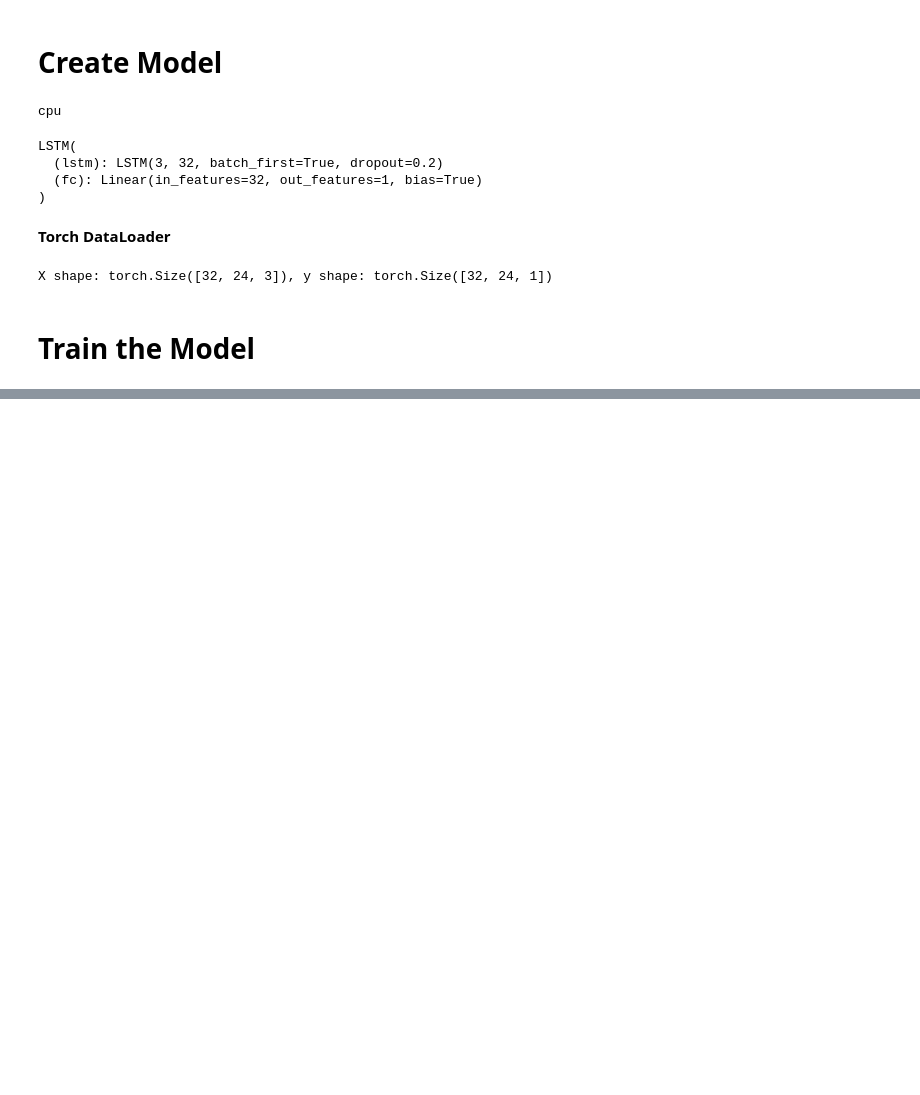
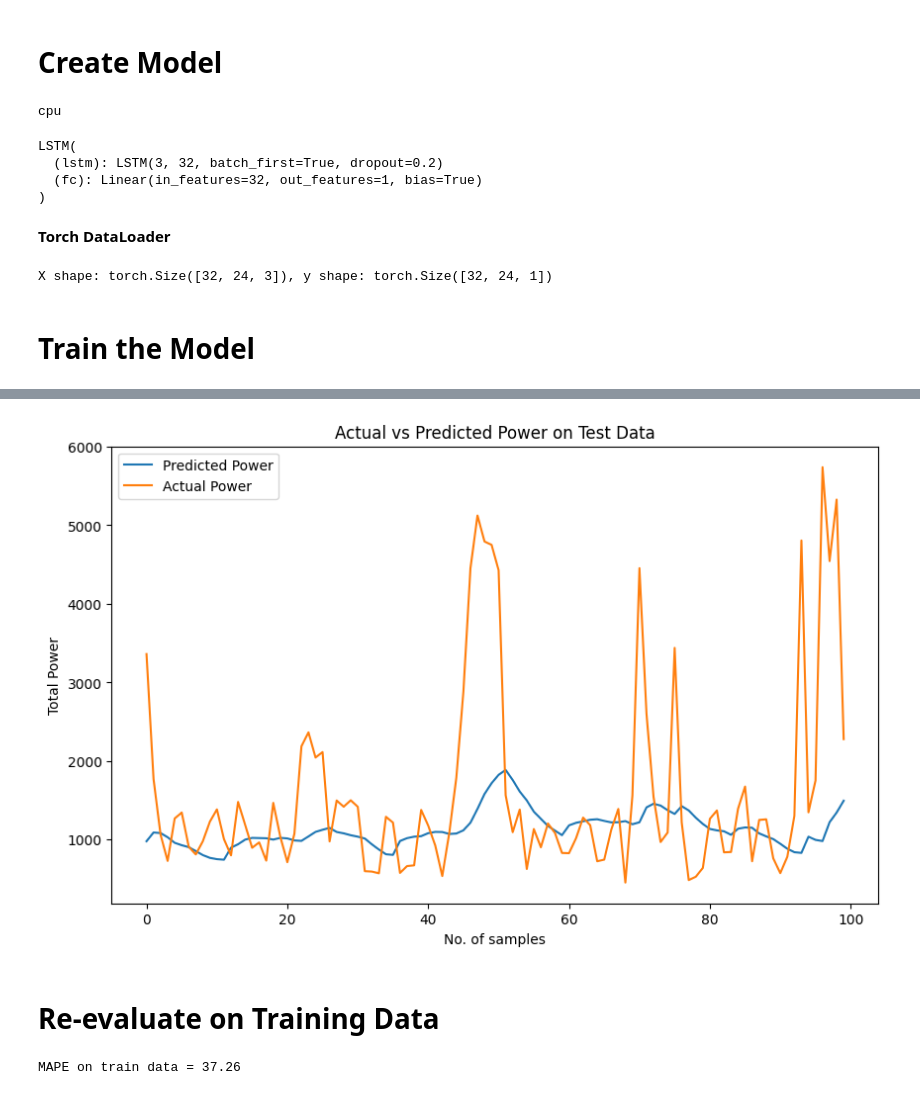
Before and after one commit to nabinhere/Load-Forecasting, a Jupyter notebook: [1] LSTM Models/season_based_multi_input_lstm.ipynb, the cells around one changed output, grey strips where cells are left out. Drawn from its saved outputs; the diff is of its cells as text; code cells hidden in the pictures; blank space fills up the shorter version.

```diff
--- a/[1] LSTM Models/season_based_multi_input_lstm.ipynb
+++ b/[1] LSTM Models/season_based_multi_input_lstm.ipynb
@@ -436,0 +435,14 @@ plt.show()
+# %%
+actuals_test = np.array([])
+predictions_test = np.array([])
+# Use no_grad to avoid computing gradients
+model.eval()
+with torch.no_grad():
+    for batch_X_test, batch_y_test in test_loader:
+        batch_X_test, batch_y_test = batch_X_test.to(device), batch_y_test.to(device)
+        predictions = model(batch_X_test)
+        predictions = predictions.to('cpu').detach().numpy().squeeze()
+        predictions_test = np.append(predictions_test, predictions[:, -1])
+
+        actuals =  batch_y_test.to('cpu').numpy().squeeze()
+        actuals_test = np.append(actuals_test, actuals[:, -1])
@@ -436,0 +455,12 @@ plt.show()
+# %%
+actuals_test = np.expand_dims(actuals_test, axis=1)
+actuals_test = np.repeat(actuals_test, 3, axis=1)
+actuals_test_original = scaler.inverse_transform(actuals_test)
+actuals_test_original = actuals_test_original[:, 2]
+
+predictions_test = np.expand_dims(predictions_test, axis=1)
+predictions_test = np.repeat(predictions_test, 3, axis=1)
+predictions_test_original = scaler.inverse_transform(predictions_test)
+predictions_test_original = predictions_test_original[:, 2]
+
+pd.DataFrame({'Predicted Power':predictions_test_original.squeeze(), 'Actual Power': actuals_test_original.squeeze()})
@@ -436,0 +481,14 @@ plt.show()
+# %%
+# plot actual vs predicted powers on first test data
+plt.figure(figsize=(10, 6))
+plt.plot(predictions_test_original[:100], label='Predicted Power')
+plt.plot(actuals_test_original[:100], label='Actual Power')
+plt.title('Actual vs Predicted Power on Test Data')
+plt.xlabel('No. of samples')
+plt.ylabel('Total Power')
+plt.legend()
+plt.show()
+# %% [output]
+[figure, added]
+# %% [markdown]
+# Re-evaluate on Training Data
@@ -436,0 +509,6 @@ plt.show()
+# %%
+# MAPE on training data
+relative_abs_error = abs((actuals_train-predictions_train)/actuals_train)
+print(f"MAPE on train data = {(np.mean(relative_abs_error)*100.0):.2f}")
+# %% [output]
+MAPE on train data = 37.26
```
Also changed, not shown: parts of 18 cells of this notebook.
